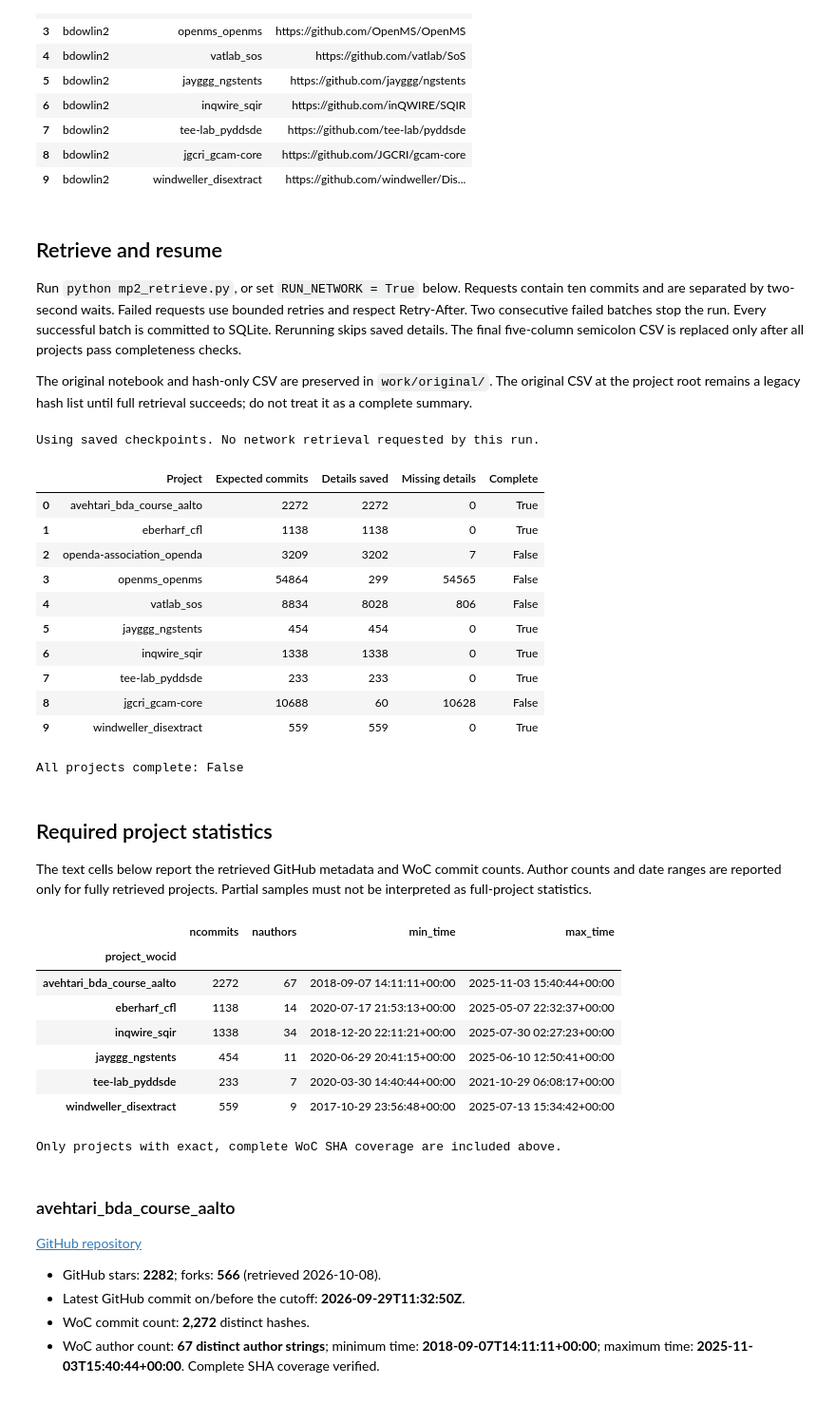
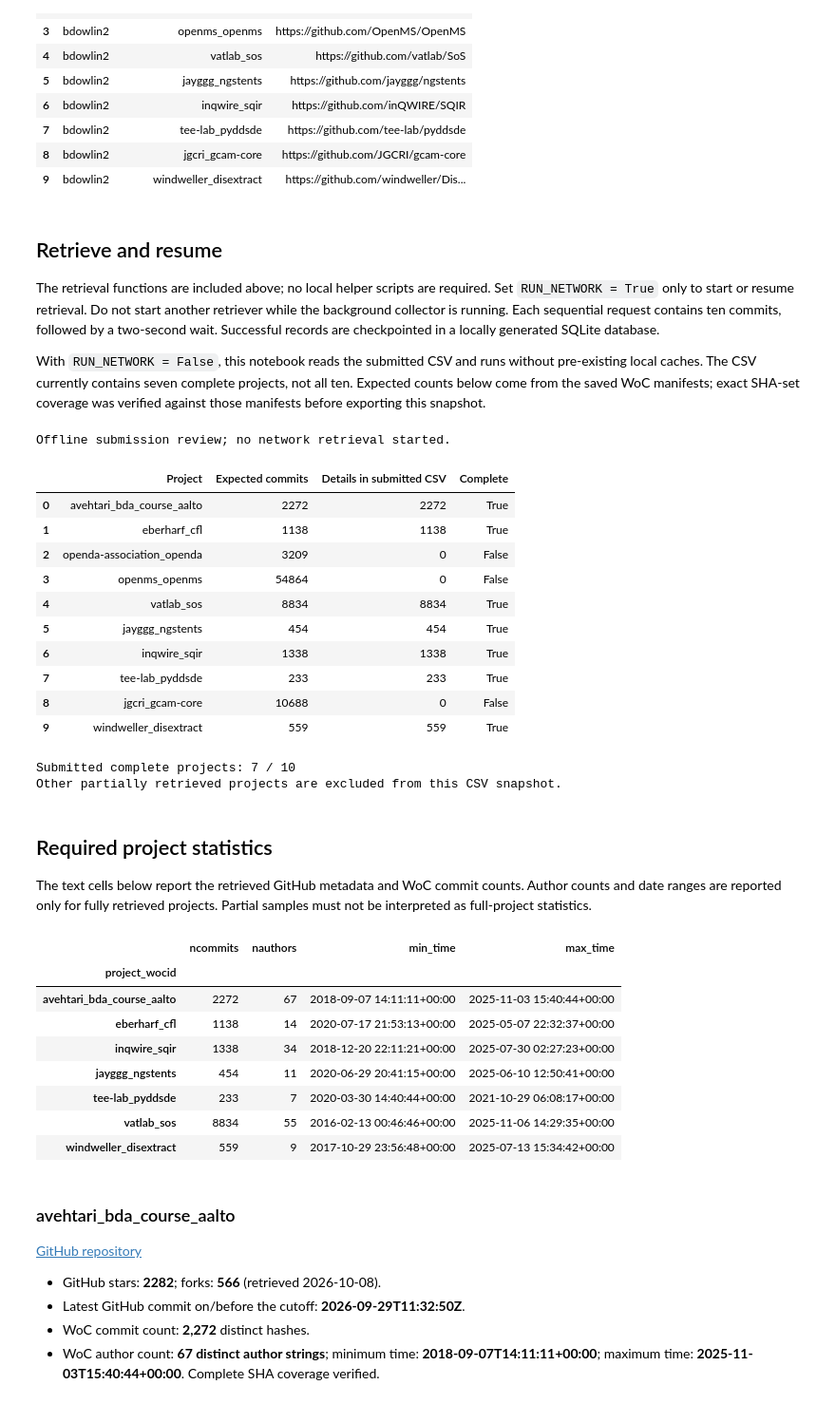
Before and after one commit to Brett-Dowling/MiniProject2, a Jupyter notebook: bdowlin2.ipynb, the cells around one changed output. Shown at 95% size. Saved outputs shown, nothing was run; the diff lists cells and outputs as text; code cells hidden in the pictures.

```diff
--- a/bdowlin2.ipynb
+++ b/bdowlin2.ipynb
@@ -41,63 +172,48 @@ display(assigned)
 # %% [markdown]
 ## Retrieve and resume
 
-Run `python mp2_retrieve.py`, or set `RUN_NETWORK = True` below. Requests contain ten commits and are separated by two-second waits. Failed requests use bounded retries and respect Retry-After. Two consecutive failed batches stop the run. Every successful batch is committed to SQLite. Rerunning skips saved details. The final five-column semicolon CSV is replaced only after all projects pass completeness checks.
+The retrieval functions are included above; no local helper scripts are required. Set `RUN_NETWORK = True` only to start or resume retrieval. Do not start another retriever while the background collector is running. Each sequential request contains ten commits, followed by a two-second wait. Successful records are checkpointed in a locally generated SQLite database.
 
-The original notebook and hash-only CSV are preserved in `work/original/`. The original CSV at the project root remains a legacy hash list until full retrieval succeeds; do not treat it as a complete summary.
+With `RUN_NETWORK = False`, this notebook reads the submitted CSV and runs without pre-existing local caches. The CSV currently contains seven complete projects, not all ten. Expected counts below come from the saved WoC manifests; exact SHA-set coverage was verified against those manifests before exporting this snapshot.
 # %%
-RUN_NETWORK = False  # Set True to resume WoC retrieval and refresh GitHub metadata.
+RUN_NETWORK = False
 if RUN_NETWORK:
+    collect()
     retrieve()
-    collect()
 else:
-    print('Using saved checkpoints. No network retrieval requested by this run.')
+    print('Offline submission review; no network retrieval started.')
 # %% [output]
-Using saved checkpoints. No network retrieval requested by this run.
+Offline submission review; no network retrieval started.
 # %%
-def coverage_table():
-    database = CACHE / 'commits.sqlite'
-    cached = set()
-    if database.exists():
-        with sqlite3.connect(database) as connection:
-            cached = {row[0] for row in connection.execute('SELECT sha FROM commits')}
-    rows = []
-    for project in projects():
-        source = CACHE / (project['WoC'] + '_shas.json')
-        expected = set(json.loads(source.read_text())) if source.exists() else set()
-        rows.append({'Project': project['WoC'], 'Expected commits': len(expected) if source.exists() else None,
-                     'Details saved': len(expected & cached), 'Missing details': len(expected - cached) if source.exists() else None,
-                     'Complete': source.exists() and bool(expected) and expected <= cached})
-    return pd.DataFrame(rows)
-
-coverage = coverage_table()
+summary = read_submission()
+submitted = summary.groupby('project_wocid').size().to_dict()
+coverage = pd.DataFrame([{'Project':name, 'Expected commits':count,
+                         'Details in submitted CSV':submitted.get(name,0),
+                         'Complete':submitted.get(name,0)==count} for name,count in EXPECTED.items()])
 display(coverage)
-print('All projects complete:', bool(coverage['Complete'].all()))
+print('Submitted complete projects:', int(coverage['Complete'].sum()), '/ 10')
+print('Other partially retrieved projects are excluded from this CSV snapshot.')
 # %% [output]
-|  | Project | Expected commits | Details saved | Missing details | Complete |
-| 0 | avehtari_bda_course_aalto | 2272 | 2272 | 0 | True |
-| 1 | eberharf_cfl | 1138 | 1138 | 0 | True |
-| 2 | openda-association_openda | 3209 | 3202 | 7 | False |
-| 3 | openms_openms | 54864 | 299 | 54565 | False |
-| 4 | vatlab_sos | 8834 | 8028 | 806 | False |
-| 5 | jayggg_ngstents | 454 | 454 | 0 | True |
-| 6 | inqwire_sqir | 1338 | 1338 | 0 | True |
-| 7 | tee-lab_pyddsde | 233 | 233 | 0 | True |
-| 8 | jgcri_gcam-core | 10688 | 60 | 10628 | False |
-| 9 | windweller_disextract | 559 | 559 | 0 | True |
+|  | Project | Expected commits | Details in submitted CSV | Complete |
+| 0 | avehtari_bda_course_aalto | 2272 | 2272 | True |
+| 1 | eberharf_cfl | 1138 | 1138 | True |
+| 2 | openda-association_openda | 3209 | 0 | False |
+| 3 | openms_openms | 54864 | 0 | False |
+| 4 | vatlab_sos | 8834 | 8834 | True |
+| 5 | jayggg_ngstents | 454 | 454 | True |
+| 6 | inqwire_sqir | 1338 | 1338 | True |
+| 7 | tee-lab_pyddsde | 233 | 233 | True |
+| 8 | jgcri_gcam-core | 10688 | 0 | False |
+| 9 | windweller_disextract | 559 | 559 | True |
-All projects complete: False
+Submitted complete projects: 7 / 10
+Other partially retrieved projects are excluded from this CSV snapshot.
 # %% [markdown]
 ## Required project statistics
 
 The text cells below report the retrieved GitHub metadata and WoC commit counts. Author counts and date ranges are reported only for fully retrieved projects. Partial samples must not be interpreted as full-project statistics.
 # %%
-from mp2_analysis import load_complete
-if coverage['Complete'].any():
-    summary = load_complete(completed_only=True)
-    woc_stats = summary.groupby('project_wocid').agg(ncommits=('commit_sha1', 'nunique'), nauthors=('author', 'nunique'), min_time=('date', 'min'), max_time=('date', 'max'))
-    display(woc_stats)
-    print('Only projects with exact, complete WoC SHA coverage are included above.')
-else:
-    print('WoC author counts and date ranges are unavailable until a project is fully retrieved.')
+woc_stats = summary.groupby('project_wocid').agg(ncommits=('commit_sha1','nunique'), nauthors=('author','nunique'), min_time=('date','min'), max_time=('date','max'))
+display(woc_stats)
 # %% [output]
 |  | ncommits | nauthors | min_time | max_time |
 | project_wocid |  |  |  |  |
@@ -106,8 +222,8 @@ else:
 | inqwire_sqir | 1338 | 34 | 2018-12-20 22:11:21+00:00 | 2025-07-30 02:27:23+00:00 |
 | jayggg_ngstents | 454 | 11 | 2020-06-29 20:41:15+00:00 | 2025-06-10 12:50:41+00:00 |
 | tee-lab_pyddsde | 233 | 7 | 2020-03-30 14:40:44+00:00 | 2021-10-29 06:08:17+00:00 |
+| vatlab_sos | 8834 | 55 | 2016-02-13 00:46:46+00:00 | 2025-11-06 14:29:35+00:00 |
 | windweller_disextract | 559 | 9 | 2017-10-29 23:56:48+00:00 | 2025-07-13 15:34:42+00:00 |
-Only projects with exact, complete WoC SHA coverage are included above.
 # %% [markdown]
 ### avehtari_bda_course_aalto
 
```
Also changed, not shown: parts of 2 cells of this notebook, 12 other files.
